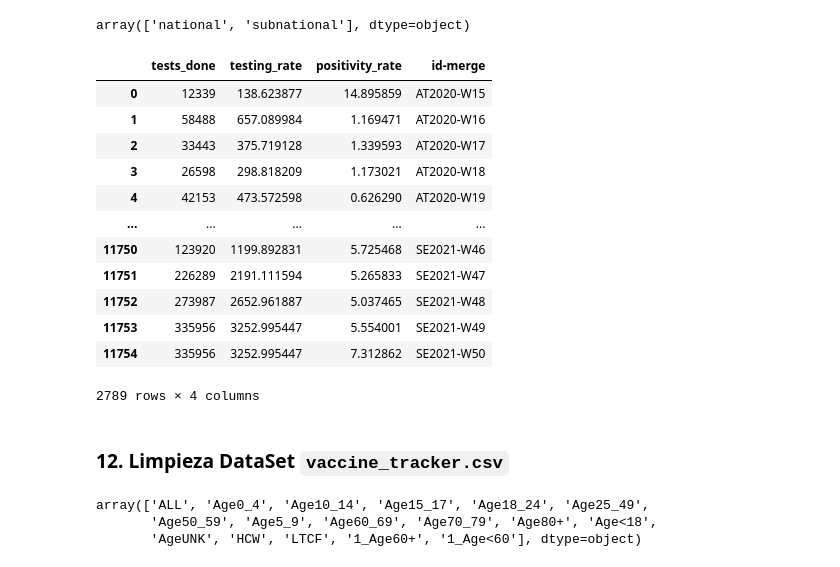
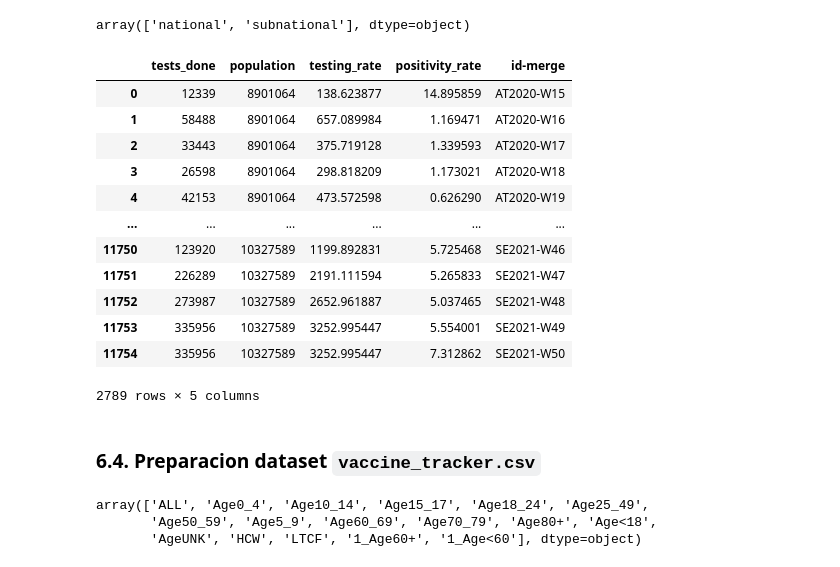
Before and after one commit to ParraCode/Core_Mid_Project-, a Jupyter notebook: data/data_cleaning.ipynb, the cells around one changed output. Saved outputs shown, nothing was run; the diff lists cells and outputs as text; code cells hidden in the pictures.

```diff
--- a/data/data_cleaning.ipynb
+++ b/data/data_cleaning.ipynb
@@ -606,27 +539,29 @@ df_ex1 = df_ex1[filter_national]
 # %%
 # Eliminamos columnas no necesarias
 
-df_ex1 = df_ex1.drop(['region_name', 'new_cases', 'testing_data_source','population','region_name','level','region'], axis=1)
+df_ex1 = df_ex1.drop(['region_name', 'new_cases', 'testing_data_source','region_name','level','region'], axis=1)
 # %%
 df_ex1['id-merge'] = df_ex1['country_code'] + df_ex1['year_week']
 df_ex1 = df_ex1.drop(['year_week', 'country_code', 'country'], axis=1)
+df_ex1['population'] = df_ex1['population'].astype(int)
+
 df_ex1
 # %% [output]
-|  | tests_done | testing_rate | positivity_rate | id-merge |
-| 0 | 12339 | 138.623877 | 14.895859 | AT2020-W15 |
-| 1 | 58488 | 657.089984 | 1.169471 | AT2020-W16 |
-| 2 | 33443 | 375.719128 | 1.339593 | AT2020-W17 |
-| 3 | 26598 | 298.818209 | 1.173021 | AT2020-W18 |
-| 4 | 42153 | 473.572598 | 0.626290 | AT2020-W19 |
-| ... | ... | ... | ... | ... |
-| 11750 | 123920 | 1199.892831 | 5.725468 | SE2021-W46 |
-| 11751 | 226289 | 2191.111594 | 5.265833 | SE2021-W47 |
-| 11752 | 273987 | 2652.961887 | 5.037465 | SE2021-W48 |
-| 11753 | 335956 | 3252.995447 | 5.554001 | SE2021-W49 |
-| 11754 | 335956 | 3252.995447 | 7.312862 | SE2021-W50 |
+|  | tests_done | population | testing_rate | positivity_rate | id-merge |
+| 0 | 12339 | 8901064 | 138.623877 | 14.895859 | AT2020-W15 |
+| 1 | 58488 | 8901064 | 657.089984 | 1.169471 | AT2020-W16 |
+| 2 | 33443 | 8901064 | 375.719128 | 1.339593 | AT2020-W17 |
+| 3 | 26598 | 8901064 | 298.818209 | 1.173021 | AT2020-W18 |
+| 4 | 42153 | 8901064 | 473.572598 | 0.626290 | AT2020-W19 |
+| ... | ... | ... | ... | ... | ... |
+| 11750 | 123920 | 10327589 | 1199.892831 | 5.725468 | SE2021-W46 |
+| 11751 | 226289 | 10327589 | 2191.111594 | 5.265833 | SE2021-W47 |
+| 11752 | 273987 | 10327589 | 2652.961887 | 5.037465 | SE2021-W48 |
+| 11753 | 335956 | 10327589 | 3252.995447 | 5.554001 | SE2021-W49 |
+| 11754 | 335956 | 10327589 | 3252.995447 | 7.312862 | SE2021-W50 |
-2789 rows × 4 columns
+2789 rows × 5 columns
 # %% [markdown]
-### 12. Limpieza DataSet `vaccine_tracker.csv`
+### 6.4. Preparacion dataset `vaccine_tracker.csv`
 # %%
 #url_vaccine_tracker = "https://opendata.ecdc.europa.eu/covid19/vaccine_tracker/csv/data.csv"
 #df_ex2 = pd.read_csv(url_vaccine_tracker)
```
Also changed, not shown: parts of 54 cells of this notebook, 1 other file.
